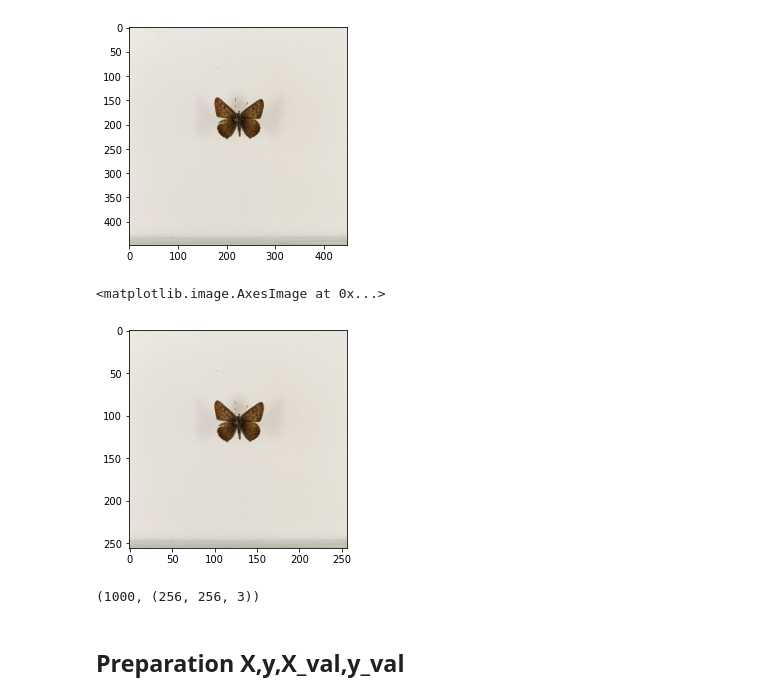
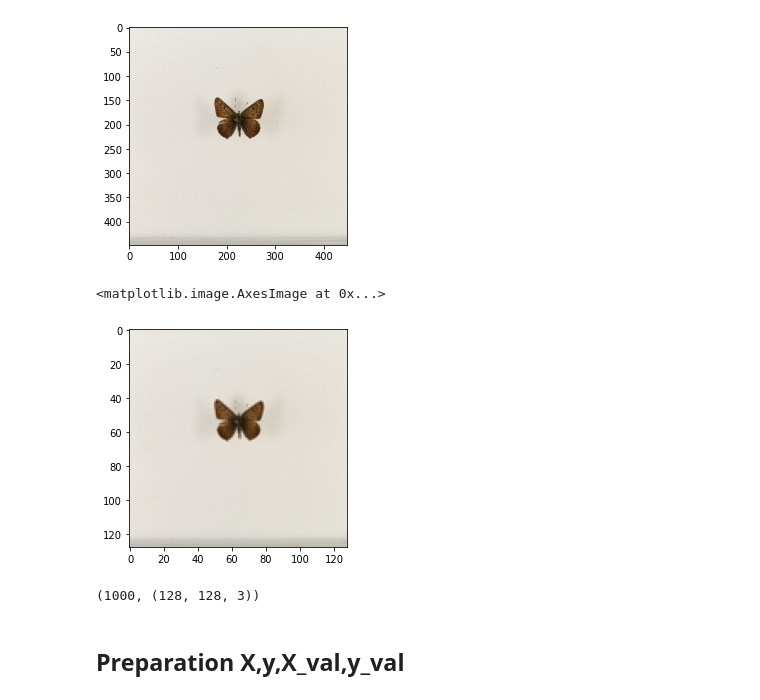
Before and after one commit to Em3line/Butterfly_identification, a Jupyter notebook: notebooks/baseline_ResNet_antoine.ipynb, the cells around one changed output. Saved outputs shown, nothing was run; the diff lists cells and outputs as text; code cells hidden in the pictures.

```diff
--- a/notebooks/baseline_ResNet_antoine.ipynb
+++ b/notebooks/baseline_ResNet_antoine.ipynb
@@ -73,14 +73,14 @@ plt.imshow(img)
 # %%
 image = []
 for i in datasample['path_to_image'] :
     img = Image.open(i)
-    img = img.resize((256,256))
+    img = img.resize((128,128))
     image.append(np.array(img))
 img = image[0]
 plt.imshow(img)
 # %% [output]
 <matplotlib.image.AxesImage at 0x...>
-[figure, old version]
+[figure, new version]
 # %%
 imageval = []
 for i in datavalsample['path_to_image'] :
@@ -90,7 +90,7 @@ for i in datavalsample['path_to_image'] :
 # %%
 len(image),image[0].shape
 # %% [output]
-(1000, (256, 256, 3))
+(1000, (128, 128, 3))
 # %%
 imagetest = []
 for i in datatestsample['path_to_image'] :
```
Also changed, not shown: parts of 14 cells of this notebook.
